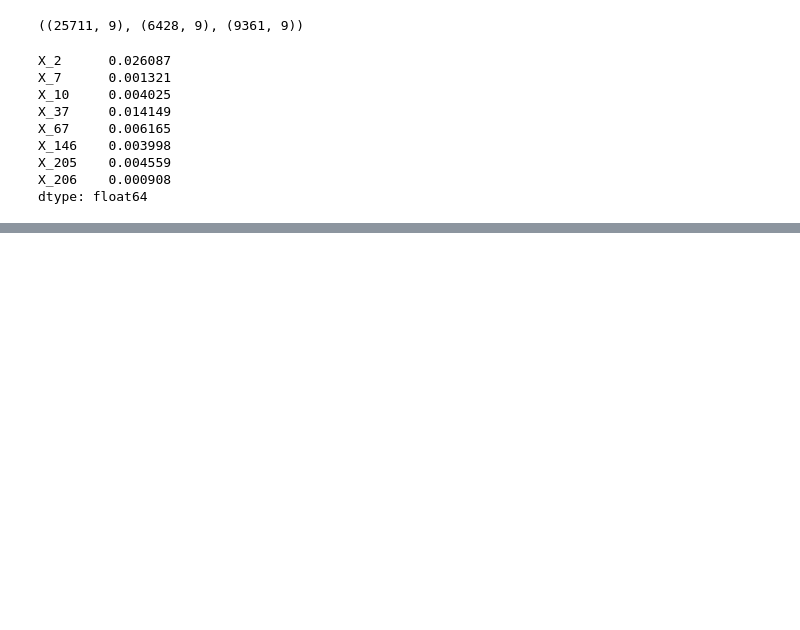
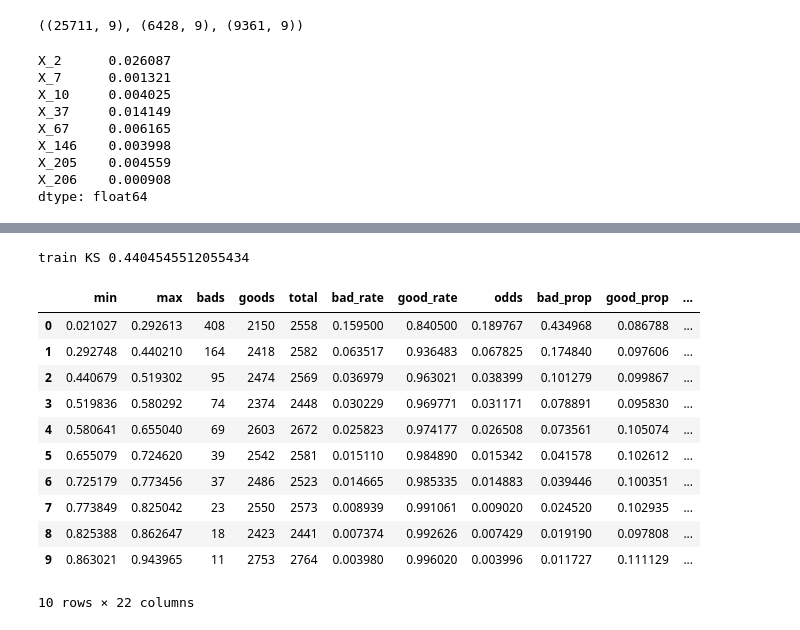
Before and after one commit to huanxu767/AI-python, a Jupyter notebook: givemesomecredit/thesis.ipynb, the cells around one changed output, grey strips where cells are left out. Saved outputs shown, nothing was run; the diff lists cells and outputs as text; code cells hidden in the pictures; blank space fills up the shorter version.

```diff
--- a/givemesomecredit/thesis.ipynb
+++ b/givemesomecredit/thesis.ipynb
@@ -500,8 +551,24 @@ interval_psi_table
 # %%
 # 将预测等频分箱，观测每组的区别
-toad.metrics.KS_bucket(pred_train, final_data['target'], bucket=10, method = 'quantile')
+toad.metrics.KS_bucket(pred_train, final_data[target], bucket=10)
+print('train KS',KS(pred_train, final_data[target]))
+# %% [output]
+train KS 0.4404545512055434
 # %%
-toad.metrics.KS_bucket(lr.predict_proba(final_data[col])[:,0], final_data['target'], bucket=10, method = 'quantile')
+# toad.metrics.KS_bucket(lr.predict_proba(final_data[col])[:,0], final_data['target'], bucket=10, method = 'quantile')
+# %% [output]
+|  | min | max | bads | goods | total | bad_rate | good_rate | odds | bad_prop | good_prop | ... |
+| 0 | 0.021027 | 0.292613 | 408 | 2150 | 2558 | 0.159500 | 0.840500 | 0.189767 | 0.434968 | 0.086788 | ... |
+| 1 | 0.292748 | 0.440210 | 164 | 2418 | 2582 | 0.063517 | 0.936483 | 0.067825 | 0.174840 | 0.097606 | ... |
+| 2 | 0.440679 | 0.519302 | 95 | 2474 | 2569 | 0.036979 | 0.963021 | 0.038399 | 0.101279 | 0.099867 | ... |
+| 3 | 0.519836 | 0.580292 | 74 | 2374 | 2448 | 0.030229 | 0.969771 | 0.031171 | 0.078891 | 0.095830 | ... |
+| 4 | 0.580641 | 0.655040 | 69 | 2603 | 2672 | 0.025823 | 0.974177 | 0.026508 | 0.073561 | 0.105074 | ... |
+| 5 | 0.655079 | 0.724620 | 39 | 2542 | 2581 | 0.015110 | 0.984890 | 0.015342 | 0.041578 | 0.102612 | ... |
+| 6 | 0.725179 | 0.773456 | 37 | 2486 | 2523 | 0.014665 | 0.985335 | 0.014883 | 0.039446 | 0.100351 | ... |
+| 7 | 0.773849 | 0.825042 | 23 | 2550 | 2573 | 0.008939 | 0.991061 | 0.009020 | 0.024520 | 0.102935 | ... |
+| 8 | 0.825388 | 0.862647 | 18 | 2423 | 2441 | 0.007374 | 0.992626 | 0.007429 | 0.019190 | 0.097808 | ... |
+| 9 | 0.863021 | 0.943965 | 11 | 2753 | 2764 | 0.003980 | 0.996020 | 0.003996 | 0.011727 | 0.111129 | ... |
+10 rows × 22 columns
 # %%
 
 card = toad.ScoreCard(
```
Also changed, not shown: parts of 13 cells of this notebook, 1 other file.
